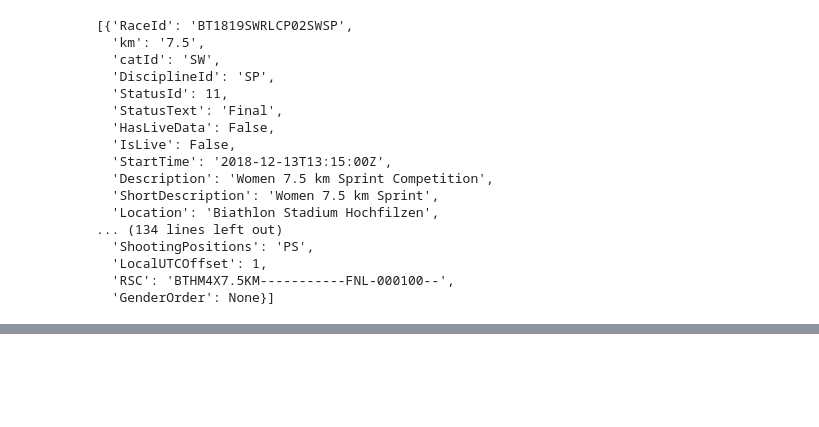
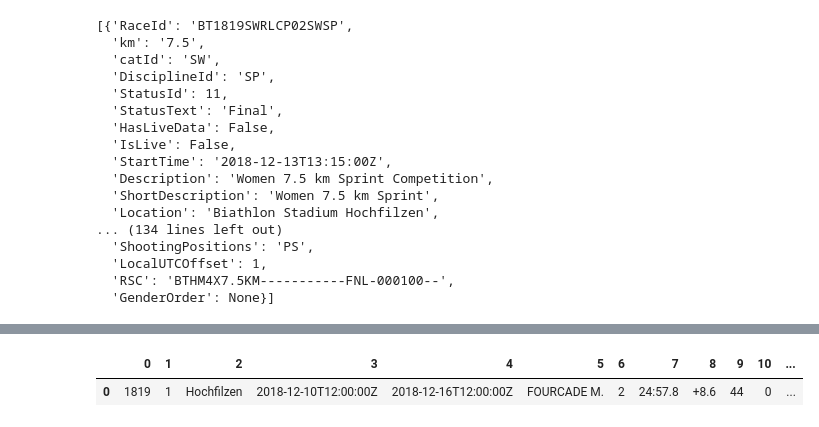
Before and after one commit to weisja4/wc_biathlon, a Jupyter notebook: Biathlon Data.ipynb, the cells around one changed output, grey strips where cells are left out. Cells and saved outputs as stored; diff of their text form; code cells hidden in the pictures; blank space fills up the shorter version.

```diff
--- a/Biathlon Data.ipynb
+++ b/Biathlon Data.ipynb
@@ -176,0 +149,5 @@ events(1819,1)[1]
+# %%
+year = events(1819,1)
+season = year[1]
+# len(events(1819,1))
+season
@@ -176,0 +172,3 @@ events(1819,1)[1]
+# %%
+s_level = season['SeasonId'], season['Trimester'], season['ShortDescription'], season['StartDate'], season['EndDate']
+s_level
@@ -197,2 +244,2 @@ competitions('BT1819SWRLCP02')
 # %%
-results('BT1819SWRLCP02SMSP')['Results']
+sprint = results('BT1819SWRLCP02SMSP')['Results']
@@ -224,0 +272,10 @@ sprint[10]['Name'], sprint[10]['Rank'],sprint[10]['TotalTime']
+# %%
+test = sprint[1]['ShortName'], sprint[1]['ResultOrder'],sprint[1]['TotalTime'], sprint[1]['Behind'], sprint[1]['StartOrder'], sprint[1]['ShootingTotal'], sprint[1]['Shootings'],
+
+test1 = s_level + test
+test2 = pd.DataFrame(test1)
+# %%
+test2.T
+# %% [output]
+|  | 0 | 1 | 2 | 3 | 4 | 5 | 6 | 7 | 8 | 9 | 10 | ... |
+| 0 | 1819 | 1 | Hochfilzen | 2018-12-10T12:00:00Z | 2018-12-16T12:00:00Z | FOURCADE M. | 2 | 24:57.8 | +8.6 | 44 | 0 | ... |
```
Also changed, not shown: parts of 19 cells of this notebook.
